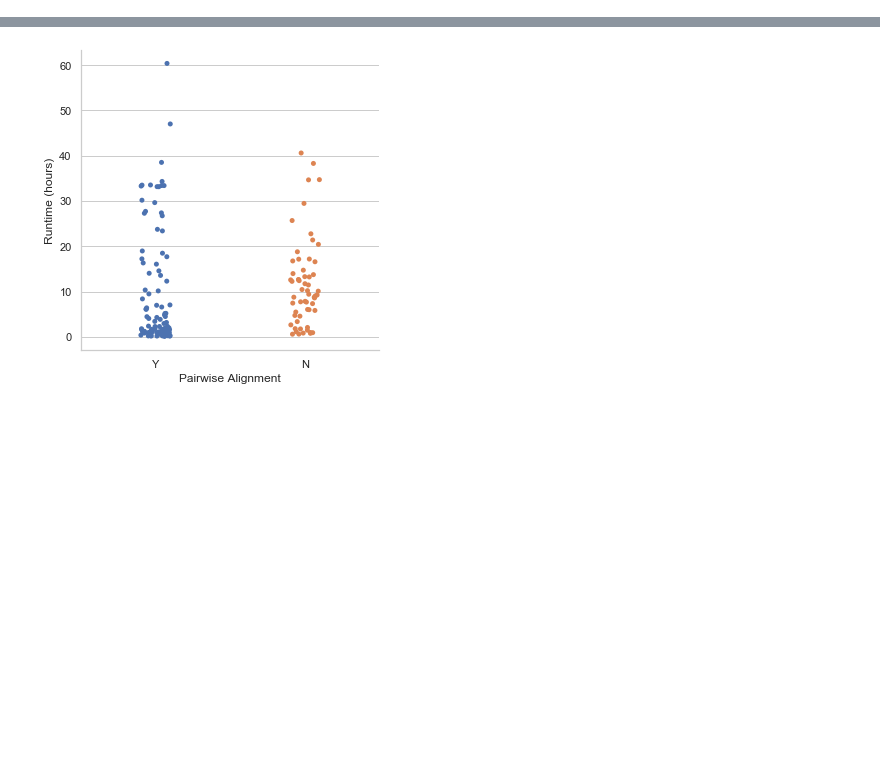
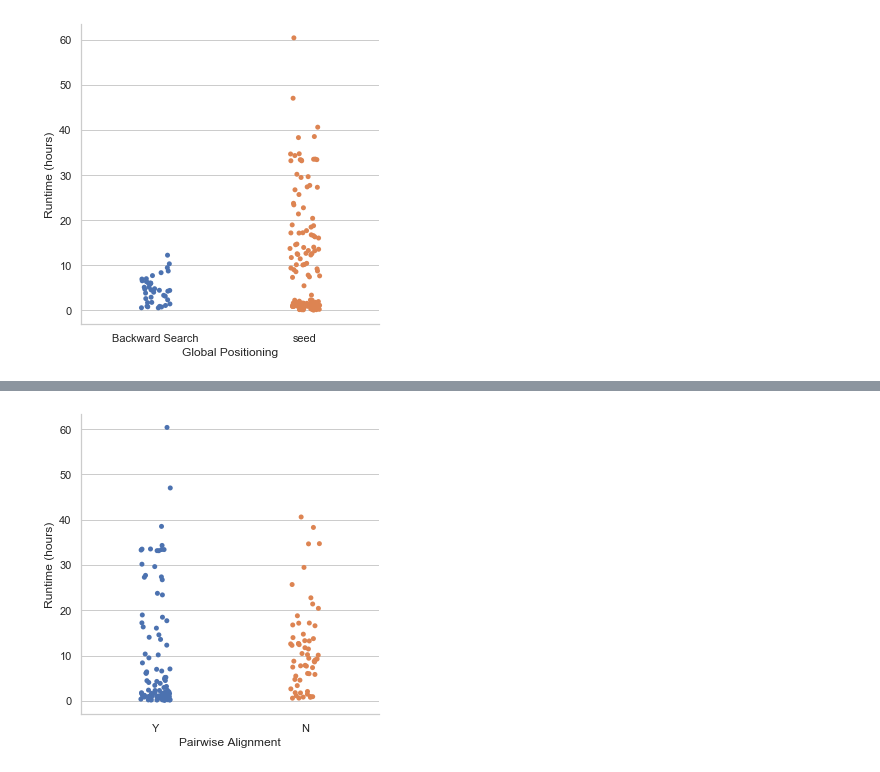
Before and after one commit to Mangul-Lab-USC/technology.dictates.algorithms, a Jupyter notebook: notebooks/runtime_figures.ipynb, the cells around one changed output, grey strips where cells are left out. Drawn from its saved outputs; the diff is of its cells as text; code cells hidden in the pictures; blank space fills up the shorter version.

```diff
--- a/notebooks/runtime_figures.ipynb
+++ b/notebooks/runtime_figures.ipynb
@@ -183,0 +73,6 @@ seed_all.head()
+# %%
+ax = sns.catplot(data = rtyear_new, x = 'Global_Positioning', y = 'runtime')
+ax.set(xlabel = 'Global Positioning', ylabel = 'Runtime (hours)')
+plt.show()
+# %% [output]
+[figure, added]
```
Also changed, not shown: parts of 46 cells of this notebook, 7 other files.
